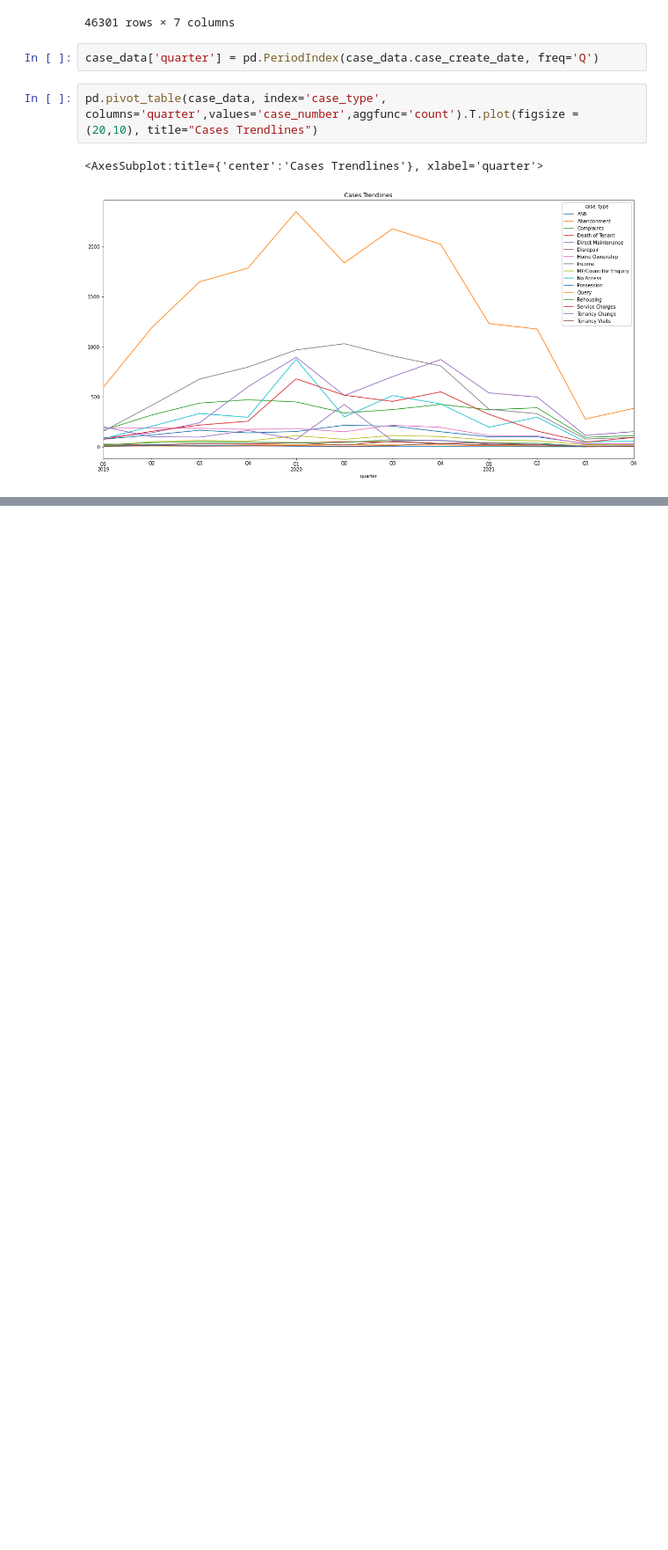
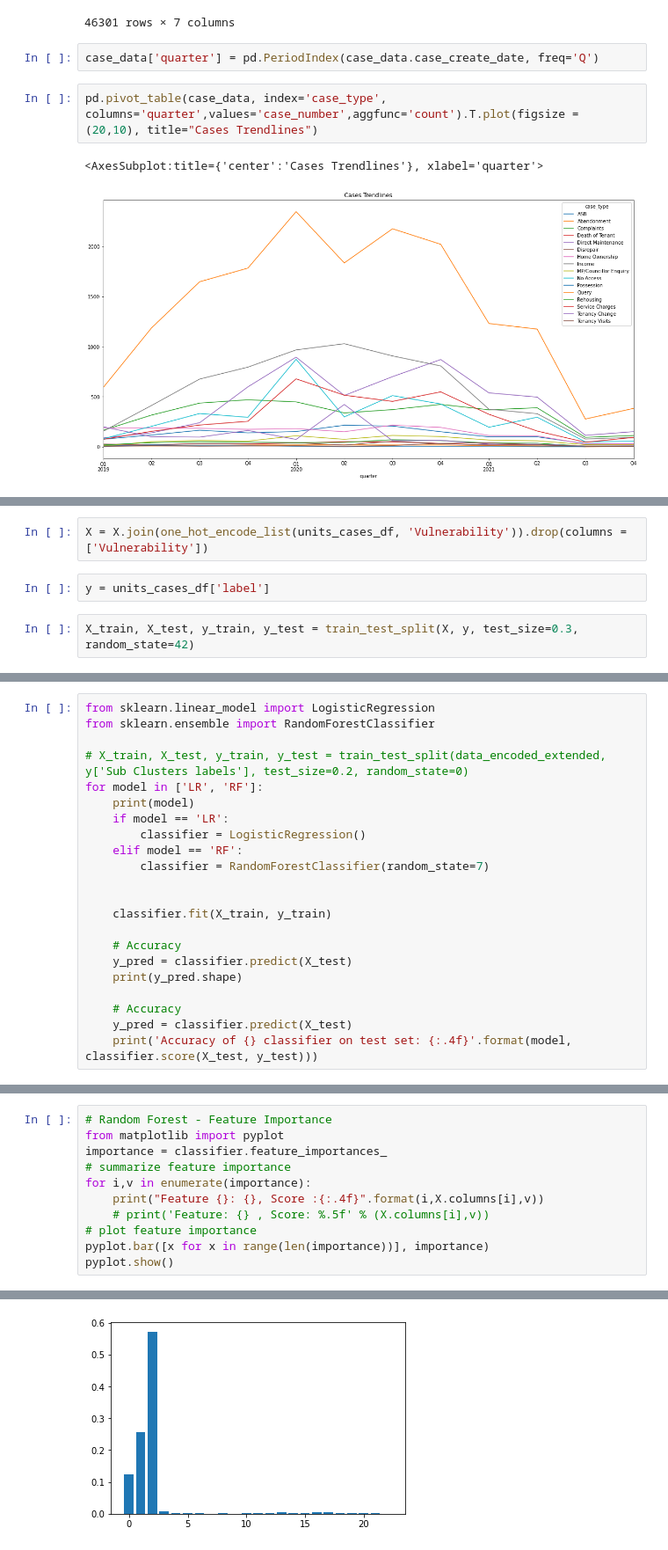
Before and after one commit to kleokog/Mycodes, a Jupyter notebook: L&Q/Code/Script 1.ipynb, the cells around one changed output, grey strips where cells are left out. Shown at 88% size. Drawn from its saved outputs; the diff is of its cells as text; blank space fills up the shorter version.

Commit message:
refactor: have an end to end run of the classifier

```diff
--- a/L&Q/Code/Script 1.ipynb
+++ b/L&Q/Code/Script 1.ipynb
@@ -240,0 +297,6 @@ Name: case_sub_type, Length: 84, dtype: int64
+# %%
+X = X.join(one_hot_encode_list(units_cases_df, 'Vulnerability')).drop(columns = ['Vulnerability'])
+# %%
+y = units_cases_df['label']
+# %%
+X_train, X_test, y_train, y_test = train_test_split(X, y, test_size=0.3, random_state=42)
@@ -240,0 +329,22 @@ Name: case_sub_type, Length: 84, dtype: int64
+# %%
+from sklearn.linear_model import LogisticRegression
+from sklearn.ensemble import RandomForestClassifier
+
+# X_train, X_test, y_train, y_test = train_test_split(data_encoded_extended, y['Sub Clusters labels'], test_size=0.2, random_state=0)
+for model in ['LR', 'RF']:
+    print(model)
+    if model == 'LR':
+        classifier = LogisticRegression()
+    elif model == 'RF':
+        classifier = RandomForestClassifier(random_state=7)
+
+
+    classifier.fit(X_train, y_train)
+
+    # Accuracy
+    y_pred = classifier.predict(X_test)
+    print(y_pred.shape)
+
+    # Accuracy
+    y_pred = classifier.predict(X_test)
+    print('Accuracy of {} classifier on test set: {:.4f}'.format(model, classifier.score(X_test, y_test)))
@@ -240,0 +369,12 @@ Name: case_sub_type, Length: 84, dtype: int64
+# %%
+# Random Forest - Feature Importance
+from matplotlib import pyplot
+importance = classifier.feature_importances_
+# summarize feature importance
+for i,v in enumerate(importance):
+    print("Feature {}: {}, Score :{:.4f}".format(i,X.columns[i],v))
+    # print('Feature: {} , Score: %.5f' % (X.columns[i],v))
+# plot feature importance
+pyplot.bar([x for x in range(len(importance))], importance)
+pyplot.show()
+# %% [output]
@@ -241,3 +398,4 @@ Name: case_sub_type, Length: 84, dtype: int64
+[figure, added]
 # %%
 # Which feature impact the maintenance of the building?
 # 1. Vulnerability of the tenant (some of them might not allow them to clean the house)
```
Also changed, not shown: parts of 28 cells of this notebook.
